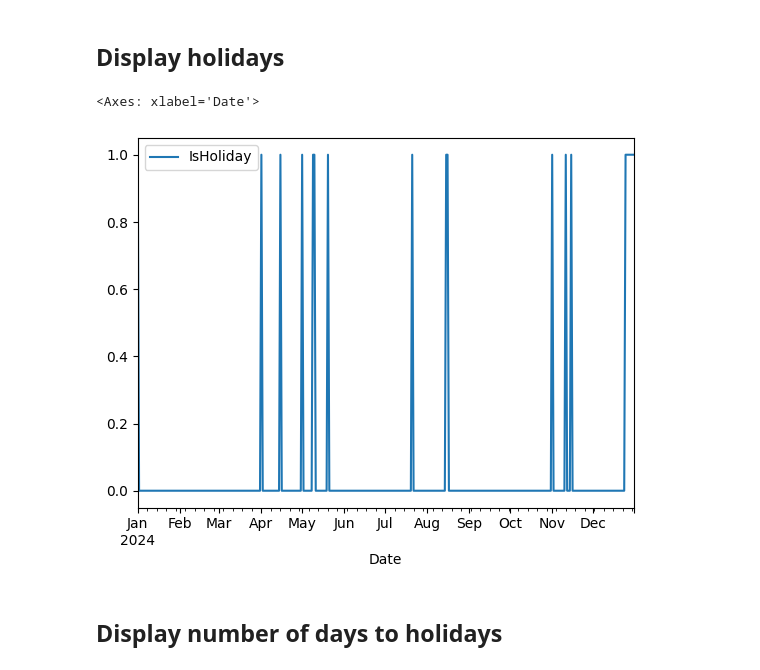
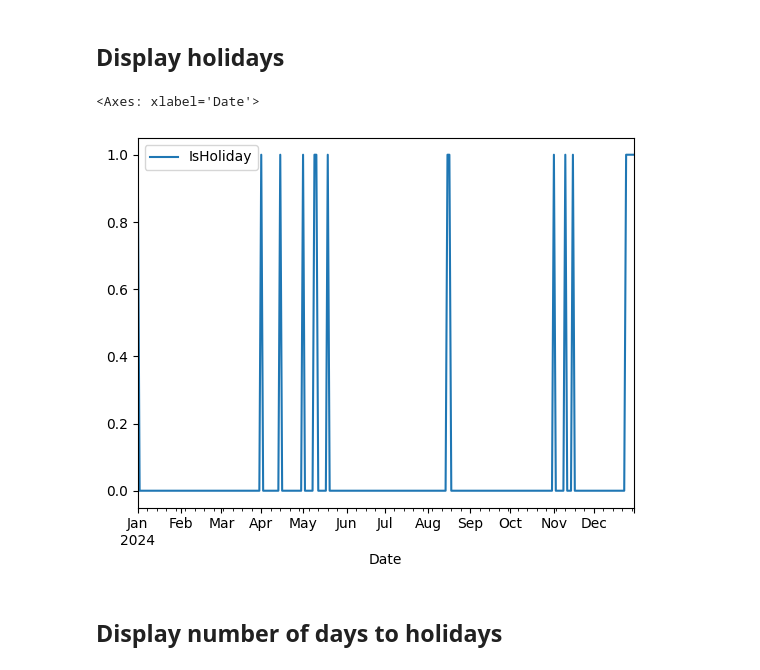
Before and after one commit to Fnor-BE/on-duty-2024, a Jupyter notebook: on-duty.ipynb, the cells around one changed output. Drawn from its saved outputs; the diff is of its cells as text; code cells hidden in the pictures.

```diff
--- a/on-duty.ipynb
+++ b/on-duty.ipynb
@@ -66,10 +228,10 @@ df
 # %% [markdown]
 ## Display holidays
 # %%
-dimdate.plot(x='Date', y='IsHoliday')
+dimdate[dimdate['IsWeekend'] == 0].plot(x='Date', y='IsHoliday')
 # %% [output]
 <Axes: xlabel='Date'>
-[figure, old version]
+[figure, new version]
 # %% [markdown]
 ## Display number of days to holidays
 # %%
```
Also changed, not shown: parts of 16 cells of this notebook.
